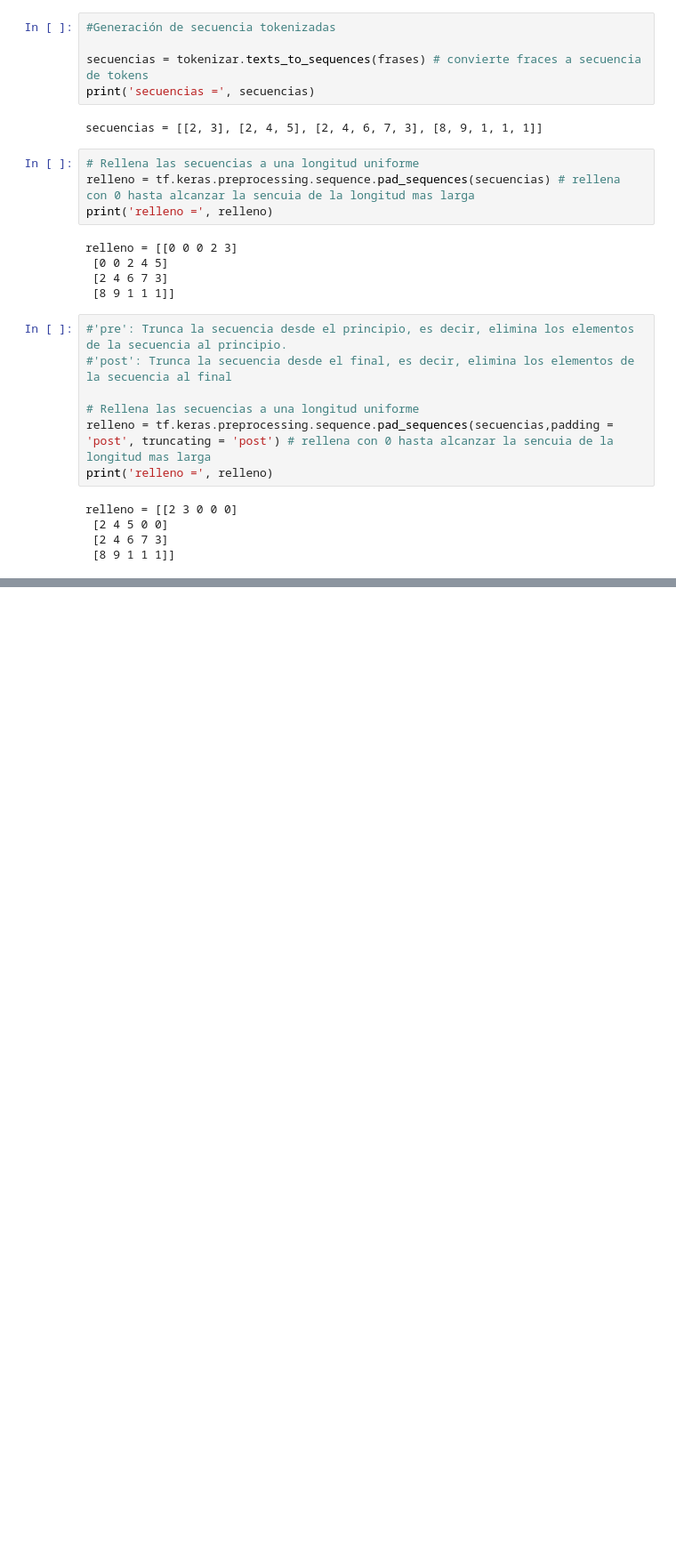
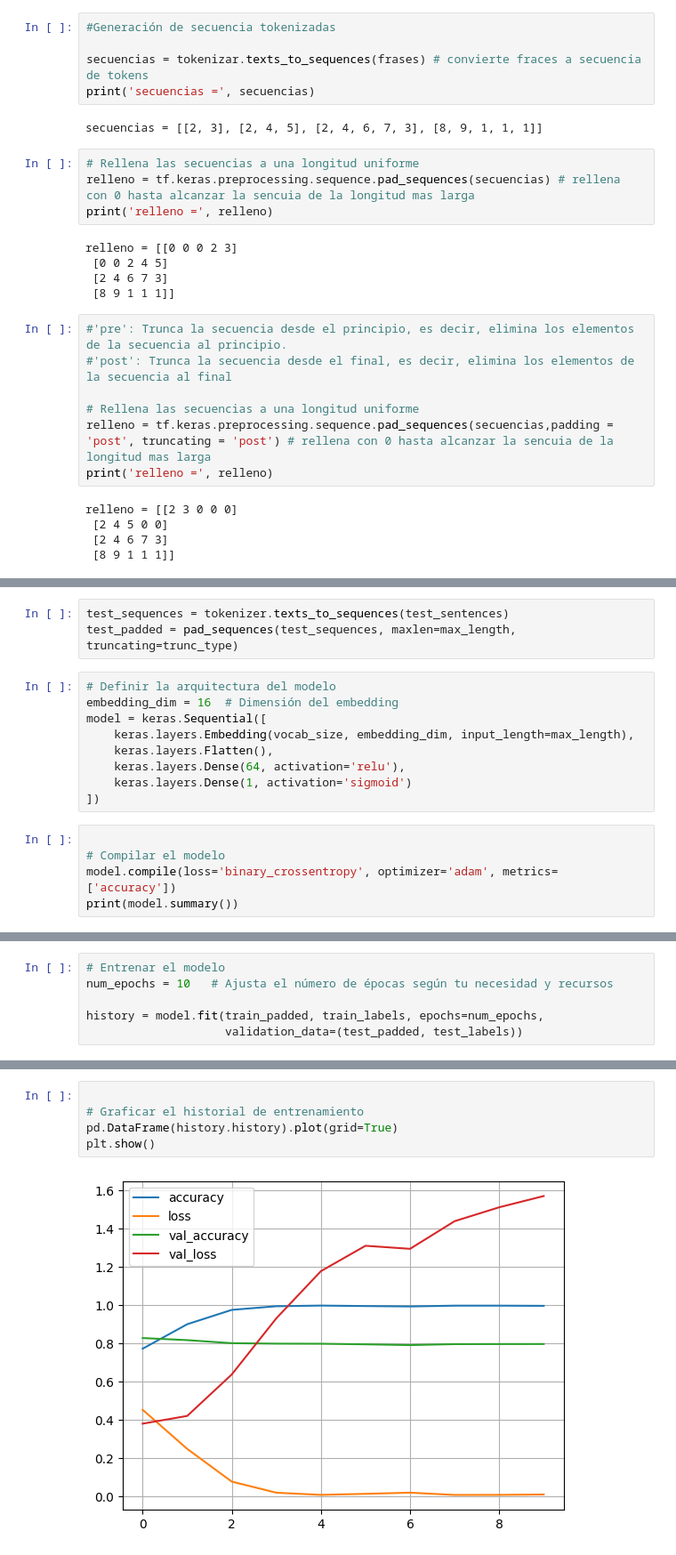
Before and after one commit to JoelByron/AI_Camp_TalentoTech, a Jupyter notebook: notebooks/09_iIntroduccion_Keras_en_NLP.ipynb, the cells around one changed output, grey strips where cells are left out. Shown at 89% size. Drawn from its saved outputs; the diff is of its cells as text; blank space fills up the shorter version.

```diff
--- a/notebooks/09_iIntroduccion_Keras_en_NLP.ipynb
+++ b/notebooks/09_iIntroduccion_Keras_en_NLP.ipynb
@@ -107,0 +167,17 @@ relleno = [[2 3 0 0 0]
+# %%
+test_sequences = tokenizer.texts_to_sequences(test_sentences)
+test_padded = pad_sequences(test_sequences, maxlen=max_length, truncating=trunc_type)
+# %%
+# Definir la arquitectura del modelo
+embedding_dim = 16  # Dimensión del embedding
+model = keras.Sequential([
+    keras.layers.Embedding(vocab_size, embedding_dim, input_length=max_length),
+    keras.layers.Flatten(),
+    keras.layers.Dense(64, activation='relu'),
+    keras.layers.Dense(1, activation='sigmoid')
+])
+# %%
+
+# Compilar el modelo
+model.compile(loss='binary_crossentropy', optimizer='adam', metrics=['accuracy'])
+print(model.summary())
@@ -107,0 +201,6 @@ relleno = [[2 3 0 0 0]
+# %%
+# Entrenar el modelo
+num_epochs = 10   # Ajusta el número de épocas según tu necesidad y recursos
+
+history = model.fit(train_padded, train_labels, epochs=num_epochs,
+                    validation_data=(test_padded, test_labels))
@@ -107,0 +228,7 @@ relleno = [[2 3 0 0 0]
+# %%
+
+# Graficar el historial de entrenamiento
+pd.DataFrame(history.history).plot(grid=True)
+plt.show()
+# %% [output]
+[figure, added]
```
Also changed, not shown: parts of 15 cells of this notebook.
